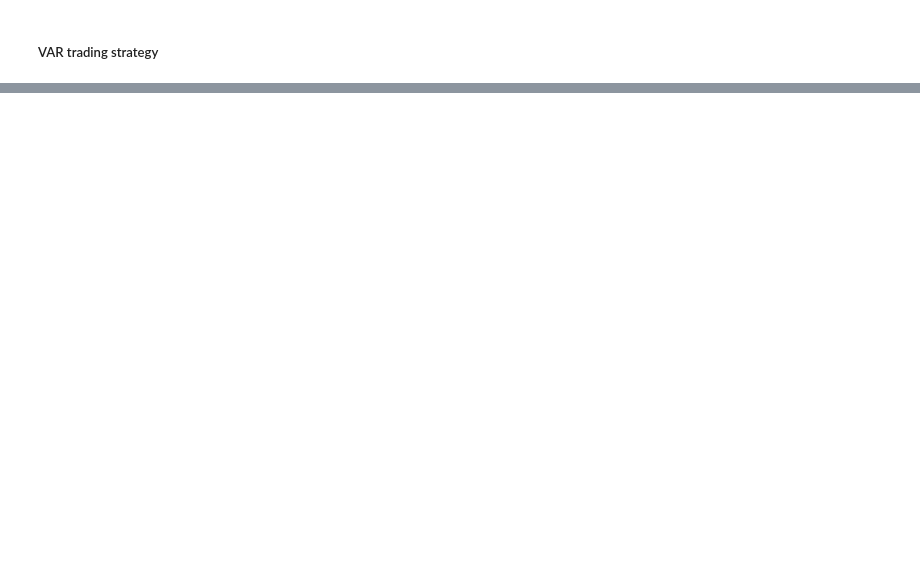
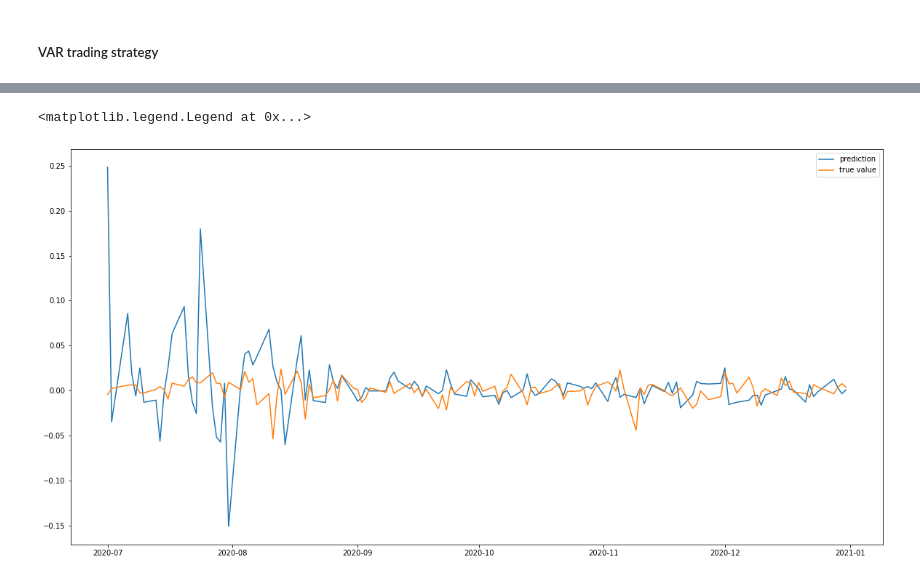
Before and after one commit to ngohienduong/WQU-Econ, a Jupyter notebook: W5.ipynb, the cells around one changed output, grey strips where cells are left out. Cells and saved outputs as stored; diff of their text form; code cells hidden in the pictures; blank space fills up the shorter version.

```diff
--- a/W5.ipynb
+++ b/W5.ipynb
@@ -845,0 +1098,9 @@ model.predict(1)
+# %%
+data_q3_q4['GLD_pp_v3'] = [VAR_fit_predict(data[['GBTC_dr', 'EEM', 'GLD_dr']].iloc[0:i-1], data_q2[['GBTC_dr', 'GLD_dr']])[2] for i in range(len(data_q2) -1, len(data))]
+# %%
+plt.plot(data_q3_q4['GLD_pp_v3'], label = 'prediction')
+plt.plot(data_q3_q4['GLD_dr'], label = 'true value')
+plt.legend()
+# %% [output]
+<matplotlib.legend.Legend at 0x...>
+[figure, added]
```
Also changed, not shown: parts of 106 cells of this notebook.
